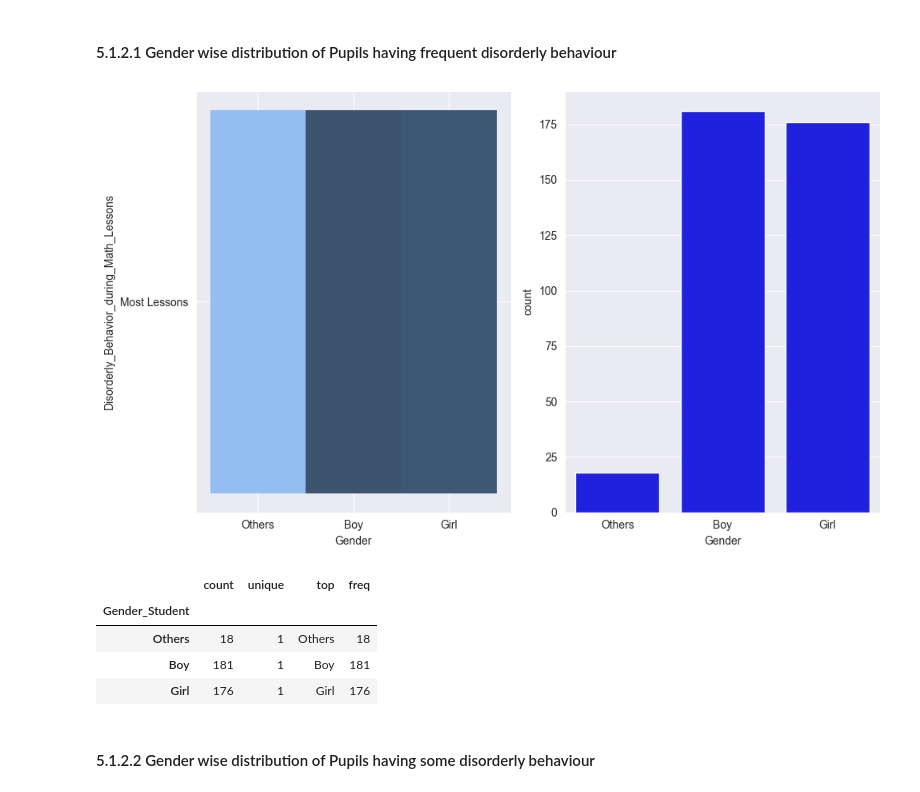
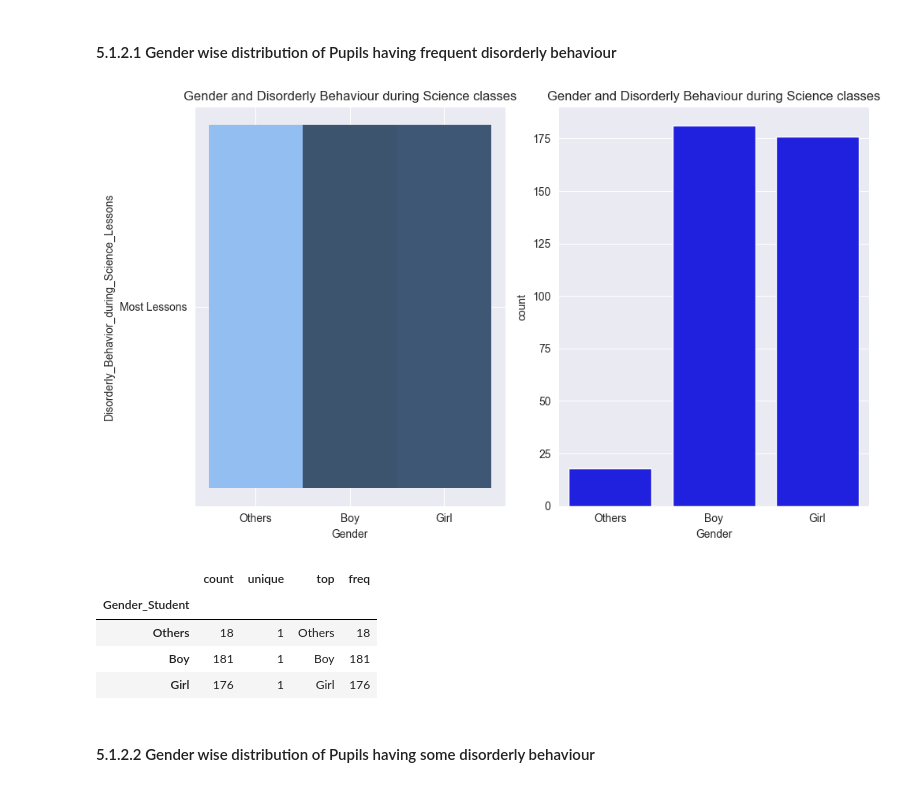
Before and after one commit to Sreerag20109451/data_miining_ca2_eda, a Jupyter notebook: T23_G8_-_05_-_EDA_-Gender_And_Behaviour.ipynb, the cells around one changed output. Drawn from its saved outputs; the diff is of its cells as text; code cells hidden in the pictures.

```diff
--- a/T23_G8_-_05_-_EDA_-Gender_And_Behaviour.ipynb
+++ b/T23_G8_-_05_-_EDA_-Gender_And_Behaviour.ipynb
@@ -115,10 +109,10 @@ math_grouped.describe()
 # %% [markdown]
 #### 5.1.2.1 Gender wise distribution of Pupils having frequent disorderly behaviour
 # %%
-maths_filterd, math_grouped = utils.getDisorderlyBehaviourPerGender(df, "Math", "Most")
+maths_filterd, math_grouped = utils.getDisorderlyBehaviourPerGender(df, "Science", "Most")
 math_grouped.describe()
 # %% [output]
-[figure, old version]
+[figure, new version]
 |  | count | unique | top | freq |
 | Gender_Student |  |  |  |  |
 | Others | 18 | 1 | Others | 18 |
```
Also changed, not shown: parts of 35 cells of this notebook, 32 other files.
